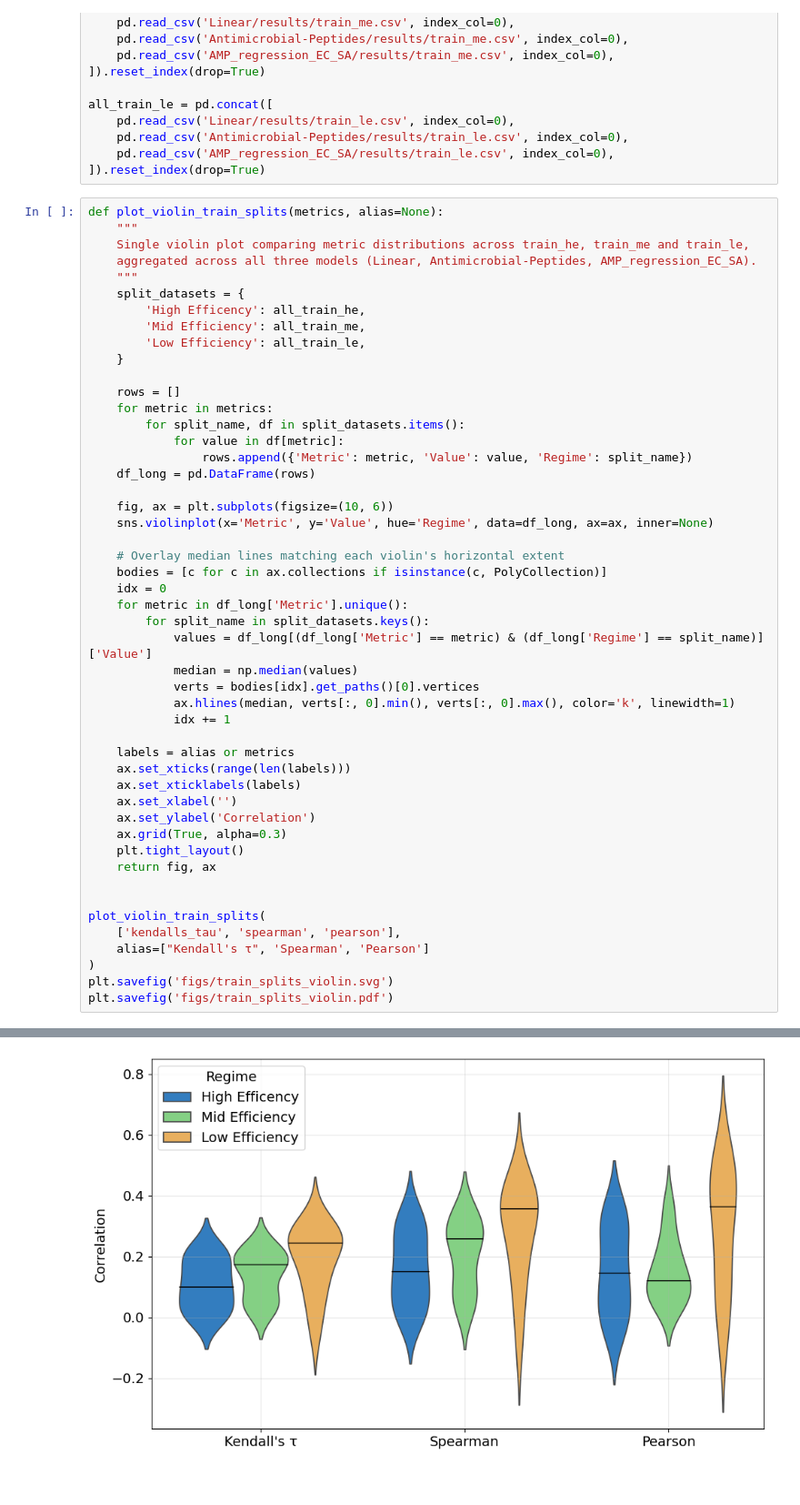
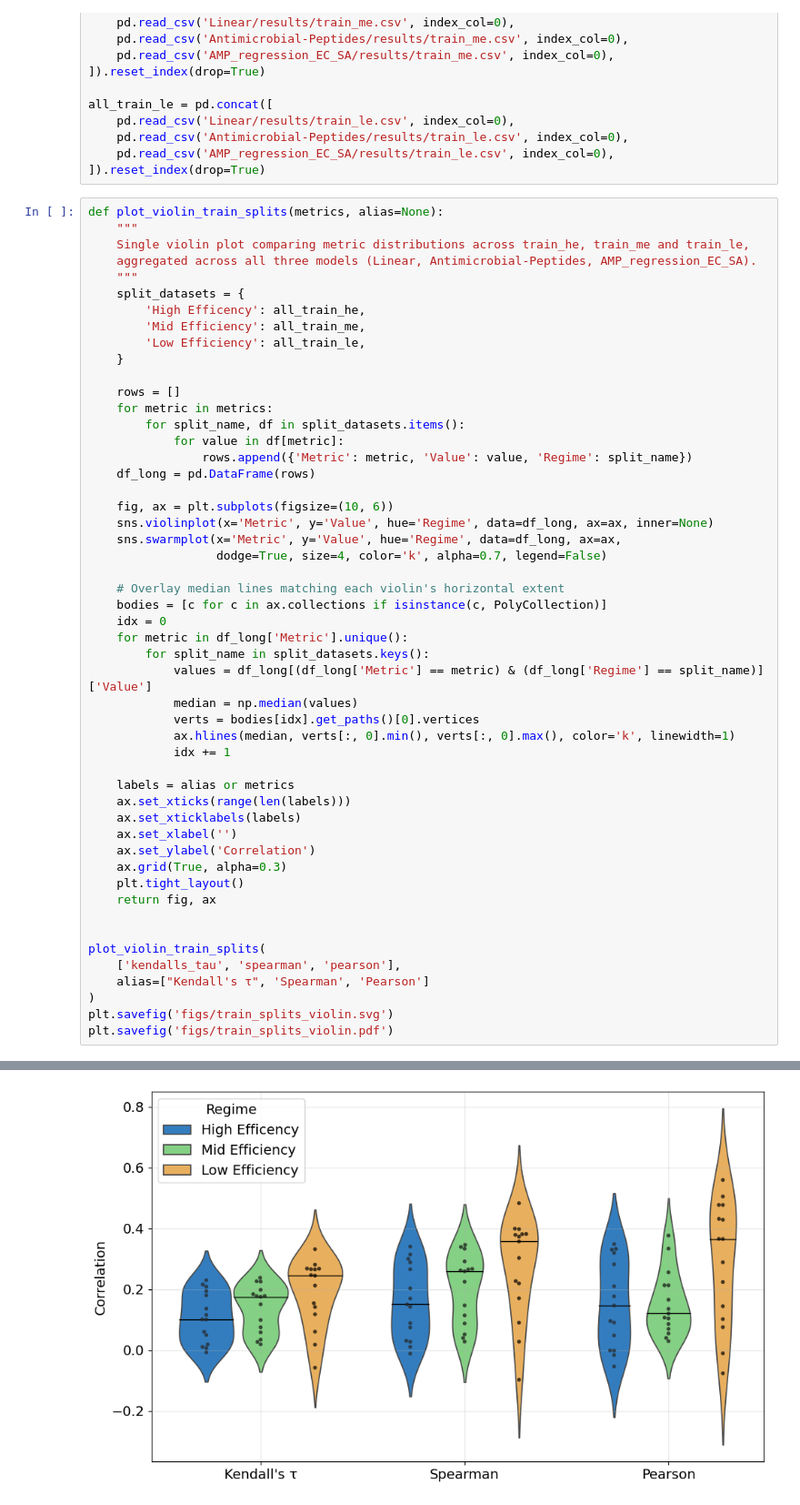
Before and after one commit to anthol42/QMAP, a Jupyter notebook: eval_prev_works/high_efficicency.ipynb, the cells around one changed output, grey strips where cells are left out. Shown at 91% size. Cells and saved outputs as stored; diff of their text form.

Commit message:
Feat(improve violin eval plot figure)

```diff
--- a/eval_prev_works/high_efficicency.ipynb
+++ b/eval_prev_works/high_efficicency.ipynb
@@ -270,6 +270,8 @@ def plot_violin_train_splits(metrics, alias=None):
 
     fig, ax = plt.subplots(figsize=(10, 6))
     sns.violinplot(x='Metric', y='Value', hue='Regime', data=df_long, ax=ax, inner=None)
+    sns.swarmplot(x='Metric', y='Value', hue='Regime', data=df_long, ax=ax,
+                  dodge=True, size=4, color='k', alpha=0.7, legend=False)
 
     # Overlay median lines matching each violin's horizontal extent
     bodies = [c for c in ax.collections if isinstance(c, PolyCollection)]
@@ -302,4 +307,4 @@ plt.savefig('figs/train_splits_violin.pdf')
-[figure, old version]
+[figure, new version]
 # %%
 plot_violin_metrics(['kendalls_tau', 'spearman', 'pearson'], ["Kendall's τ", 'Spearman', 'Pearson'])
 plt.savefig('figs/high_eff_vs_full.svg')
```
Also changed, not shown: parts of 9 cells of this notebook, 9 other files.
